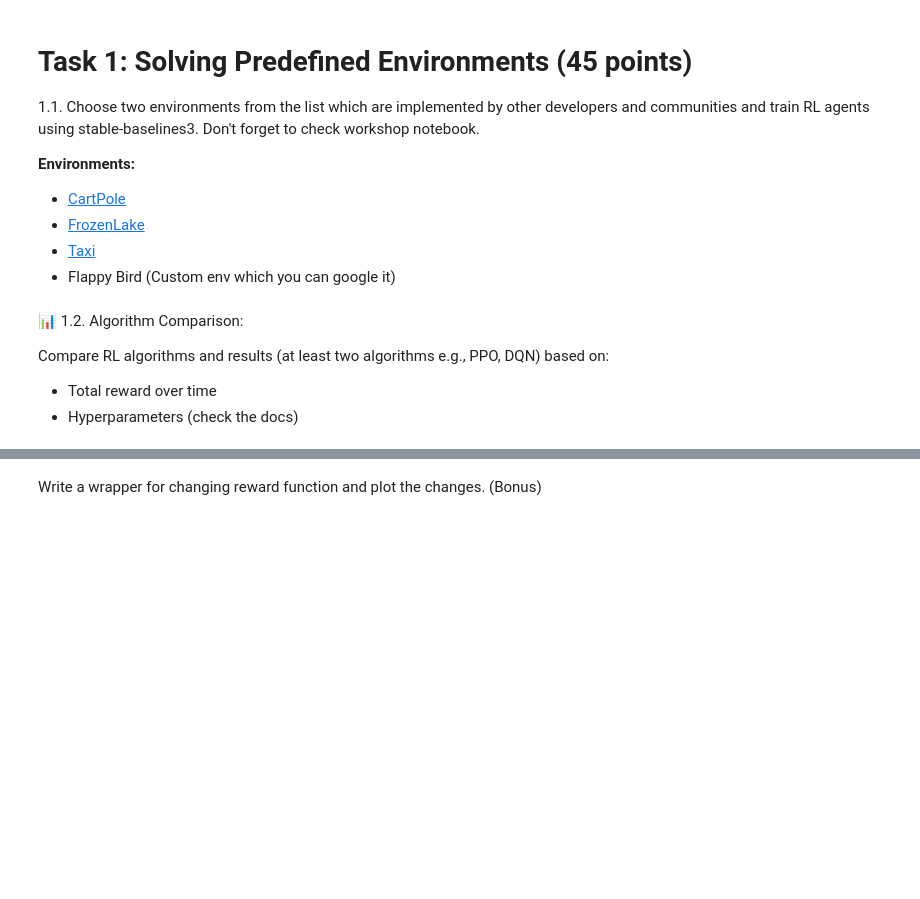
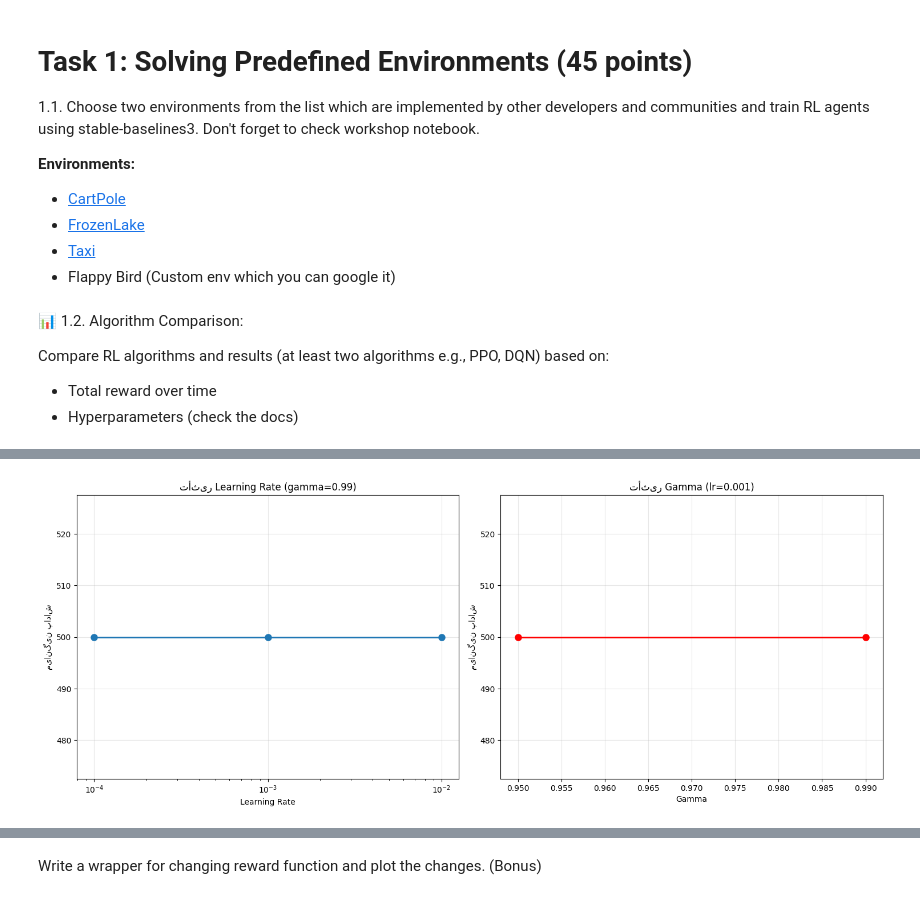
Before and after one commit to tahamajs/Deep_Reinforcement_Learning_SUT, a Jupyter notebook: homeworks/HW1/code/HW1_Notebook.ipynb, the cells around one changed output, grey strips where cells are left out. Saved outputs shown, nothing was run; the diff lists cells and outputs as text; code cells hidden in the pictures; blank space fills up the shorter version.

```diff
--- a/homeworks/HW1/code/HW1_Notebook.ipynb
+++ b/homeworks/HW1/code/HW1_Notebook.ipynb
@@ -92,0 +83,15 @@ FileNotFoundError: [Errno 2] No such file or directory: 'Xvfb'
+# %%
+# حل مشکل نمایش گرافیکی در macOS
+import os
+import matplotlib.pyplot as plt
+import numpy as np
+from IPython import display as ipythondisplay
+
+# تنظیم متغیر محیطی برای نمایش گرافیکی
+os.environ['SDL_VIDEODRIVER'] = 'dummy'
+
+# تنظیم matplotlib برای نمایش در Jupyter
+%matplotlib inline
+plt.rcParams['figure.figsize'] = (10, 6)
+
+print("✅ نمایش گرافیکی آماده است!")
@@ -247,0 +312,82 @@ Env2 implementation. [ place for your code ]
+# %%
+# تحلیل تأثیر هایپرپارامترها
+import gymnasium as gym
+import numpy as np
+import matplotlib.pyplot as plt
+from stable_baselines3 import PPO
+from stable_baselines3.common.evaluation import evaluate_policy
+import warnings
+warnings.filterwarnings('ignore')
+
+# ایجاد محیط
+env = gym.make("CartPole-v1")
+
+# تست هایپرپارامترهای مختلف
+learning_rates = [0.0001, 0.001, 0.01]
+gammas = [0.95, 0.99]
+
+results = {}
+
+for lr in learning_rates:
+    for gamma in gammas:
+        print(f"=== آموزش PPO با lr={lr}, gamma={gamma} ===")
+
+        # ایجاد مدل با هایپرپارامترهای مختلف
+        model = PPO("MlpPolicy", env, verbose=0,
+                    learning_rate=lr,
+                    gamma=gamma,
+                    tensorboard_log=f"./tensorboard/PPO_lr{lr}_gamma{gamma}/")
+
+        # آموزش
+        model.learn(total_timesteps=50_000)
+
+        # ارزیابی
+        mean_reward, std_reward = evaluate_policy(model, env, n_eval_episodes=10)
+        results[(lr, gamma)] = mean_reward
+
+        print(f"میانگین پاداش: {mean_reward:.2f} ± {std_reward:.2f}")
+
+# رسم نمودار مقایسه هایپرپارامترها
+fig, (ax1, ax2) = plt.subplots(1, 2, figsize=(15, 6))
+
+# نمودار تأثیر learning rate
+lr_values = []
+lr_rewards = []
+for (lr, gamma), reward in results.items():
+    if gamma == 0.99:  # فقط برای gamma=0.99
+        lr_values.append(lr)
+        lr_rewards.append(reward)
+
+ax1.plot(lr_values, lr_rewards, 'o-', linewidth=2, markersize=8)
+ax1.set_xlabel('Learning Rate')
+ax1.set_ylabel('میانگین پاداش')
+ax1.set_title('تأثیر Learning Rate (gamma=0.99)')
+ax1.set_xscale('log')
+ax1.grid(True, alpha=0.3)
+
+# نمودار تأثیر gamma
+gamma_values = []
+gamma_rewards = []
+for (lr, gamma), reward in results.items():
+    if lr == 0.001:  # فقط برای lr=0.001
+        gamma_values.append(gamma)
+        gamma_rewards.append(reward)
+
+ax2.plot(gamma_values, gamma_rewards, 'o-', linewidth=2, markersize=8, color='red')
+ax2.set_xlabel('Gamma')
+ax2.set_ylabel('میانگین پاداش')
+ax2.set_title('تأثیر Gamma (lr=0.001)')
+ax2.grid(True, alpha=0.3)
+
+plt.tight_layout()
+plt.show()
+
+# نمایش بهترین ترکیب
+best_params = max(results.items(), key=lambda x: x[1])
+print(f"\nبهترین ترکیب هایپرپارامترها:")
+print(f"Learning Rate: {best_params[0][0]}")
+print(f"Gamma: {best_params[0][1]}")
+print(f"میانگین پاداش: {best_params[1]:.2f}")
+
+env.close()
+# %% [output]
@@ -247,0 +406 @@ Env2 implementation. [ place for your code ]
+[figure, added]
```
Also changed, not shown: parts of 20 cells of this notebook, 17 other files.
